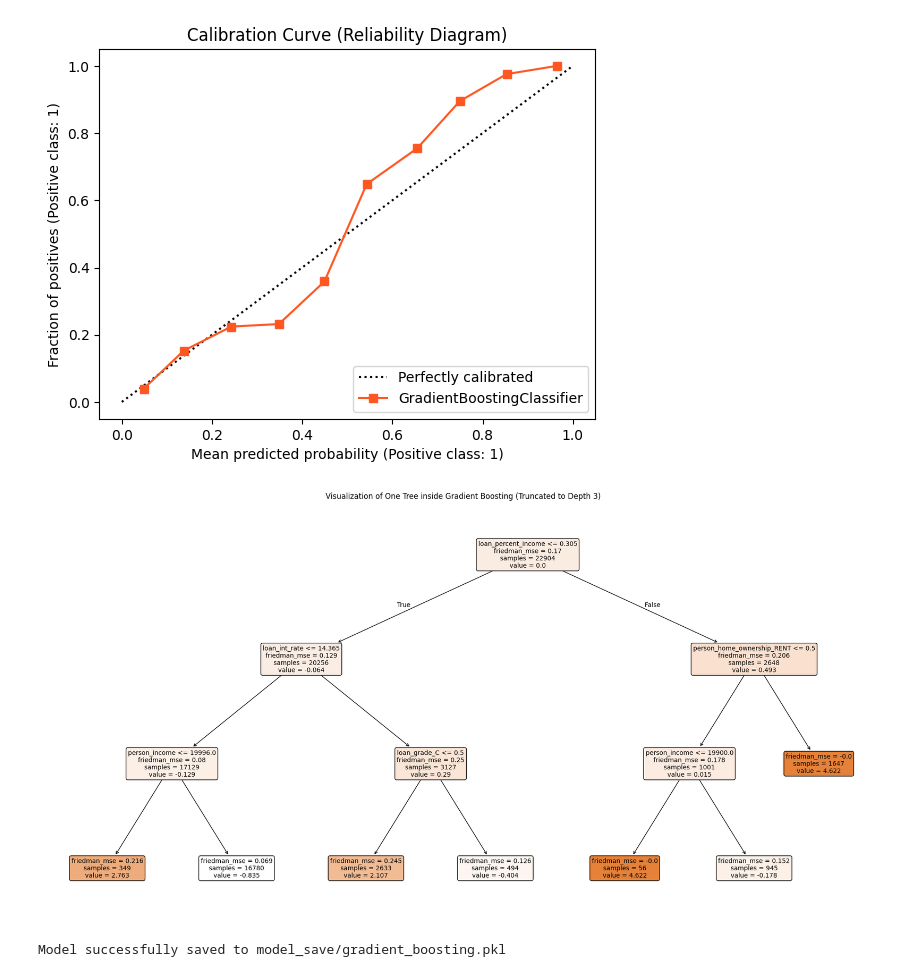
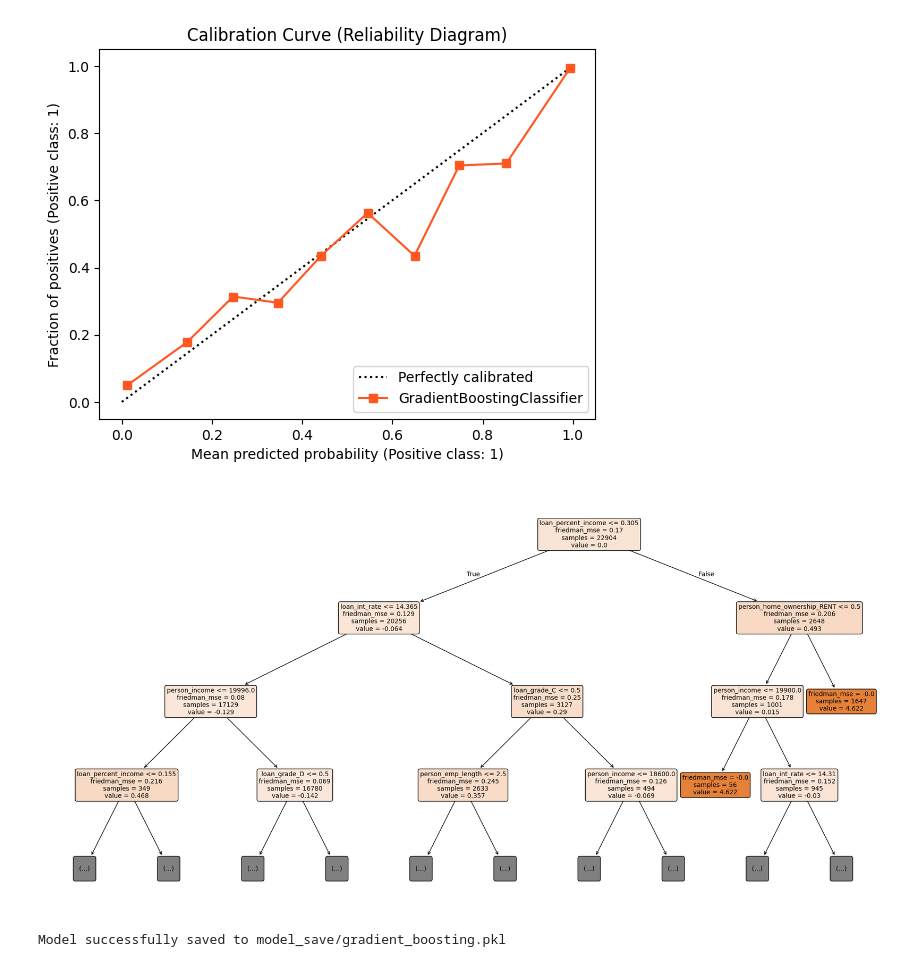
Before and after one commit to Void-sleepy/Data-Mining-Project, a Jupyter notebook: gradient_boosting.ipynb, the cells around one changed output. Drawn from its saved outputs; the diff is of its cells as text; code cells hidden in the pictures.

```diff
--- a/gradient_boosting.ipynb
+++ b/gradient_boosting.ipynb
@@ -21,6 +21,6 @@ y = df['loan_status']
 X = pd.get_dummies(X, drop_first=True)
 X_train, X_test, y_train, y_test = train_test_split(X, y, test_size=0.2, random_state=42)
 # %%
-model = GradientBoostingClassifier(n_estimators=100, learning_rate=0.1, max_depth=3, random_state=42)
+model = GradientBoostingClassifier(n_estimators=300, learning_rate=0.1, max_depth=9, random_state=42)
 model.fit(X_train, y_train)
 # %% [output]
@@ -76,20 +80,19 @@ CalibrationDisplay.from_estimator(model, X_test, y_test, n_bins=10, color='#FF57
 plt.title("Calibration Curve (Reliability Diagram)")
 plt.show()
 # %% [output]
-[figure, old version]
+[figure, new version]
 # %%
 plt.figure(figsize=(24, 12))
 first_tree = model.estimators_[0, 0]
 plot_tree(first_tree,
           feature_names=X.columns,
           filled=True,
           rounded=True,
           max_depth=3,
           fontsize=10)
-plt.title("Visualization of One Tree inside Gradient Boosting (Truncated to Depth 3)")
 plt.show()
 # %% [output]
-[figure, old version]
+[figure, new version]
 # %%
 os.makedirs("model_save", exist_ok=True)
 model_path = "model_save/gradient_boosting.pkl"
```
Also changed, not shown: parts of 6 cells of this notebook, 12 other files.
